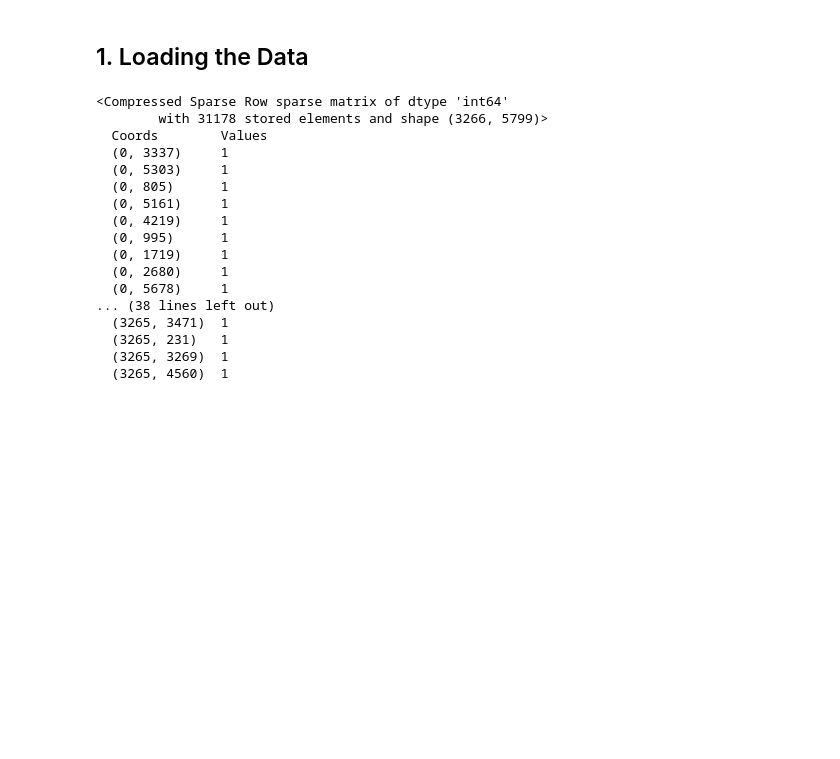
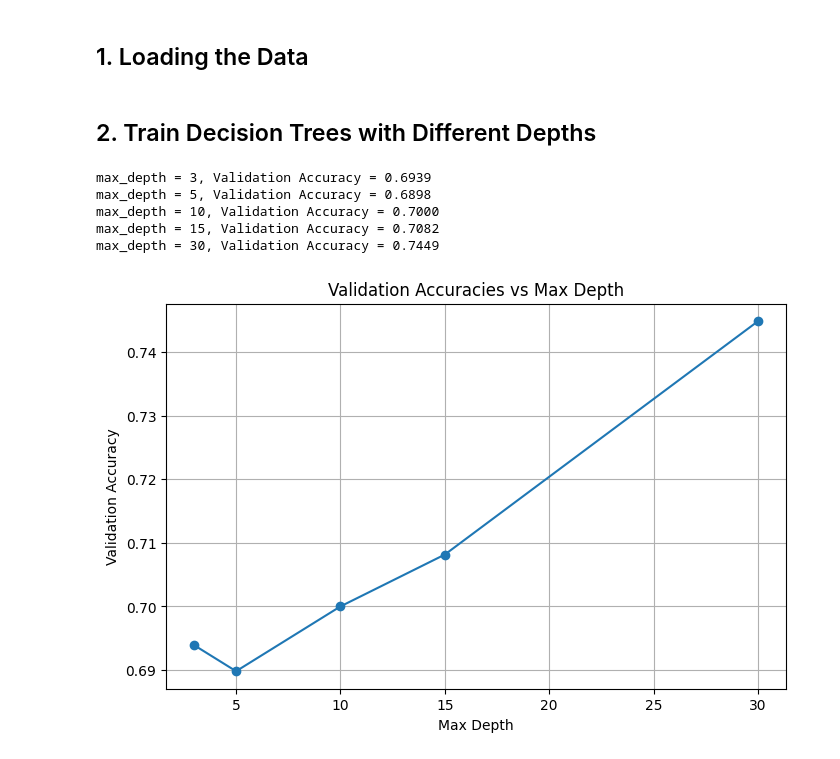
Before and after one commit to krish401/Machine-Learning-CP322, a Jupyter notebook: Assignments/Assignment_1/FakeNewsDetection.ipynb, the cells around one changed output. Drawn from its saved outputs; the diff is of its cells as text; code cells hidden in the pictures; blank space fills up the shorter version.

Commit message:
Training the Decision Tree

```diff
--- a/Assignments/Assignment_1/FakeNewsDetection.ipynb
+++ b/Assignments/Assignment_1/FakeNewsDetection.ipynb
@@ -30,25 +30,46 @@ def load_data(real_data, fake_data):
     X = vectorizer.fit_transform(data['headline'])
     y = data['label']
 
+    X_train, X_temp, y_train, y_temp= train_test_split(X, y, test_size=.3, random_state=42)
+    X_val, X_test, y_val, y_test = train_test_split(X_temp, y_temp, test_size=.5, random_state=42)
+
+    return X_train, X_val, X_test, y_train, y_val, y_test, vectorizer
+
 
     print(X)
-# %%
-load_data(RealFileName, FakeFileName)
-# %% [output]
-<Compressed Sparse Row sparse matrix of dtype 'int64'
-        with 31178 stored elements and shape (3266, 5799)>
-  Coords        Values
-  (0, 3337)     1
-  (0, 5303)     1
-  (0, 805)      1
-  (0, 5161)     1
-  (0, 4219)     1
-  (0, 995)      1
-  (0, 1719)     1
-  (0, 2680)     1
-  (0, 5678)     1
-... (38 lines left out)
-  (3265, 3471)  1
-  (3265, 231)   1
-  (3265, 3269)  1
-  (3265, 4560)  1
+# %% [markdown]
+## 2. Train Decision Trees with Different Depths
+# %%
+def select_model(X_train, X_val, y_train, y_val):
+
+    depths = [3,5,10,15,30]
+    accuracies =[]
+
+    for depth in depths:
+        model = DecisionTreeClassifier(criterion = "entropy", max_depth = depth, random_state=42)
+        model.fit(X_train, y_train)
+        y_pred = model.predict(X_val)
+        accuracy = accuracy_score(y_val,y_pred)
+        accuracies.append(accuracy)
+        print(f'max_depth = {depth}, Validation Accuracy = {accuracy:.4f}')
+
+    plt.figure(figsize= (8,5))
+    plt.plot(depths, accuracies, marker='o', linestyle= '-')
+    plt.xlabel('Max Depth')
+    plt.ylabel('Validation Accuracy')
+    plt.title("Validation Accuracies vs Max Depth")
+    plt.grid()
+    plt.show()
+
+    best_depth = depths[np.argmax(accuracies)]
+    return best_depth
+# %%
+X_train, X_val, X_test, y_train, y_val, y_test, vectorizer= load_data(RealFileName, FakeFileName)
+best_depth = select_model(X_train, X_val, y_train, y_val)
+# %% [output]
+max_depth = 3, Validation Accuracy = 0.6939
+max_depth = 5, Validation Accuracy = 0.6898
+max_depth = 10, Validation Accuracy = 0.7000
+max_depth = 15, Validation Accuracy = 0.7082
+max_depth = 30, Validation Accuracy = 0.7449
+[figure, added]
```
